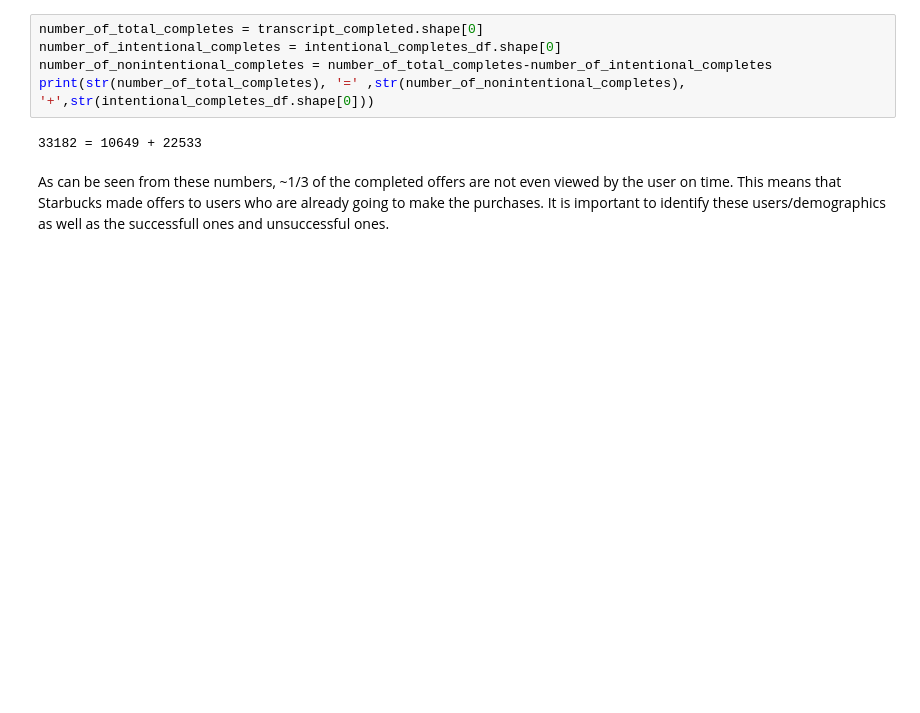
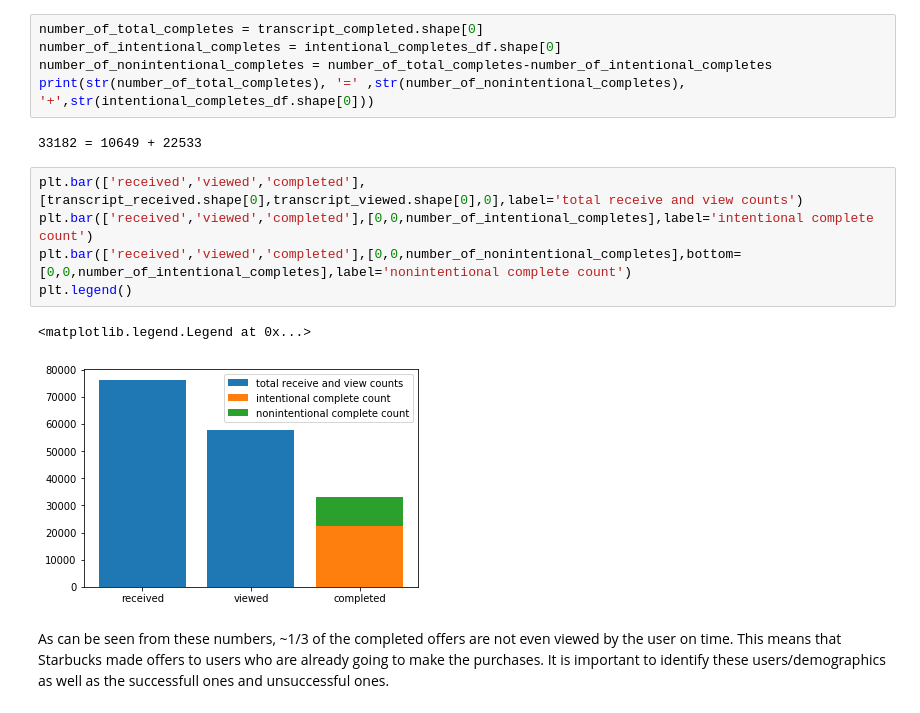
Before and after one commit to onurkapucu/Starbucks_Capstone, a Jupyter notebook: Starbucks_Capstone_notebook.ipynb, the cells around one changed output. Saved outputs shown, nothing was run; the diff lists cells and outputs as text; blank space fills up the shorter version.

```diff
--- a/Starbucks_Capstone_notebook.ipynb
+++ b/Starbucks_Capstone_notebook.ipynb
@@ -503,6 +505,14 @@ number_of_nonintentional_completes = number_of_total_completes-number_of_intenti
 print(str(number_of_total_completes), '=' ,str(number_of_nonintentional_completes), '+',str(intentional_completes_df.shape[0]))
 # %% [output]
 33182 = 10649 + 22533
+# %%
+plt.bar(['received','viewed','completed'],[transcript_received.shape[0],transcript_viewed.shape[0],0],label='total receive and view counts')
+plt.bar(['received','viewed','completed'],[0,0,number_of_intentional_completes],label='intentional complete count')
+plt.bar(['received','viewed','completed'],[0,0,number_of_nonintentional_completes],bottom=[0,0,number_of_intentional_completes],label='nonintentional complete count')
+plt.legend()
+# %% [output]
+<matplotlib.legend.Legend at 0x...>
+[figure, added]
 # %% [markdown]
 As can be seen from these numbers, ~1/3 of the completed offers are not even viewed by the user on time. This means that Starbucks made offers to users who are already going to make the purchases. It is important to identify these users/demographics as well as the successfull ones and unsuccessful ones.
 # %% [markdown]
```
Also changed, not shown: parts of 6 cells of this notebook.
